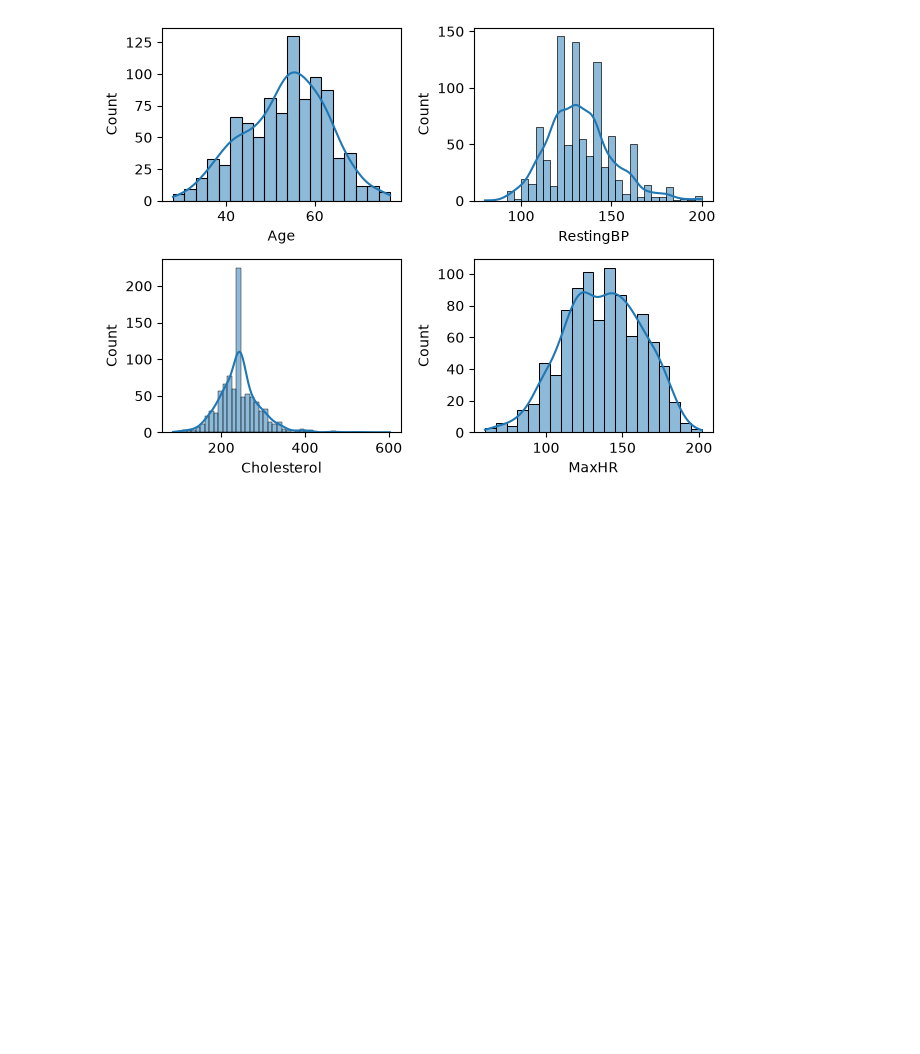
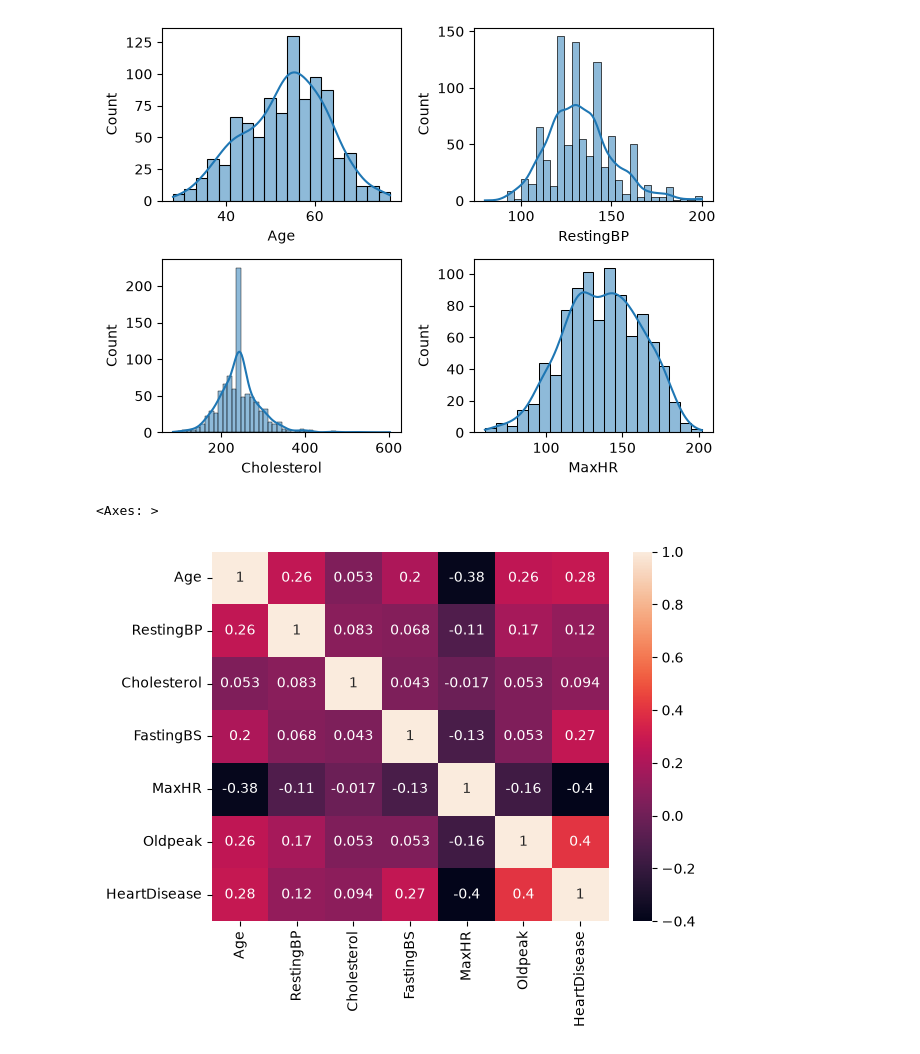
Before and after one commit to spachauri718/aimlpractice, a Jupyter notebook: level1/heart.ipynb, the cells around one changed output. Cells and saved outputs as stored; diff of their text form; code cells hidden in the pictures; blank space fills up the shorter version.

```diff
--- a/level1/heart.ipynb
+++ b/level1/heart.ipynb
@@ -153,3 +153,8 @@ plotting('MaxHR', 4)
 plt.tight_layout()
 # %% [output]
 [figure]
+# %%
+sns.heatmap(df.corr(numeric_only=True), annot=True)
+# %% [output]
+<Axes: >
+[figure, added]
```
Also changed, not shown: parts of 3 cells of this notebook.
